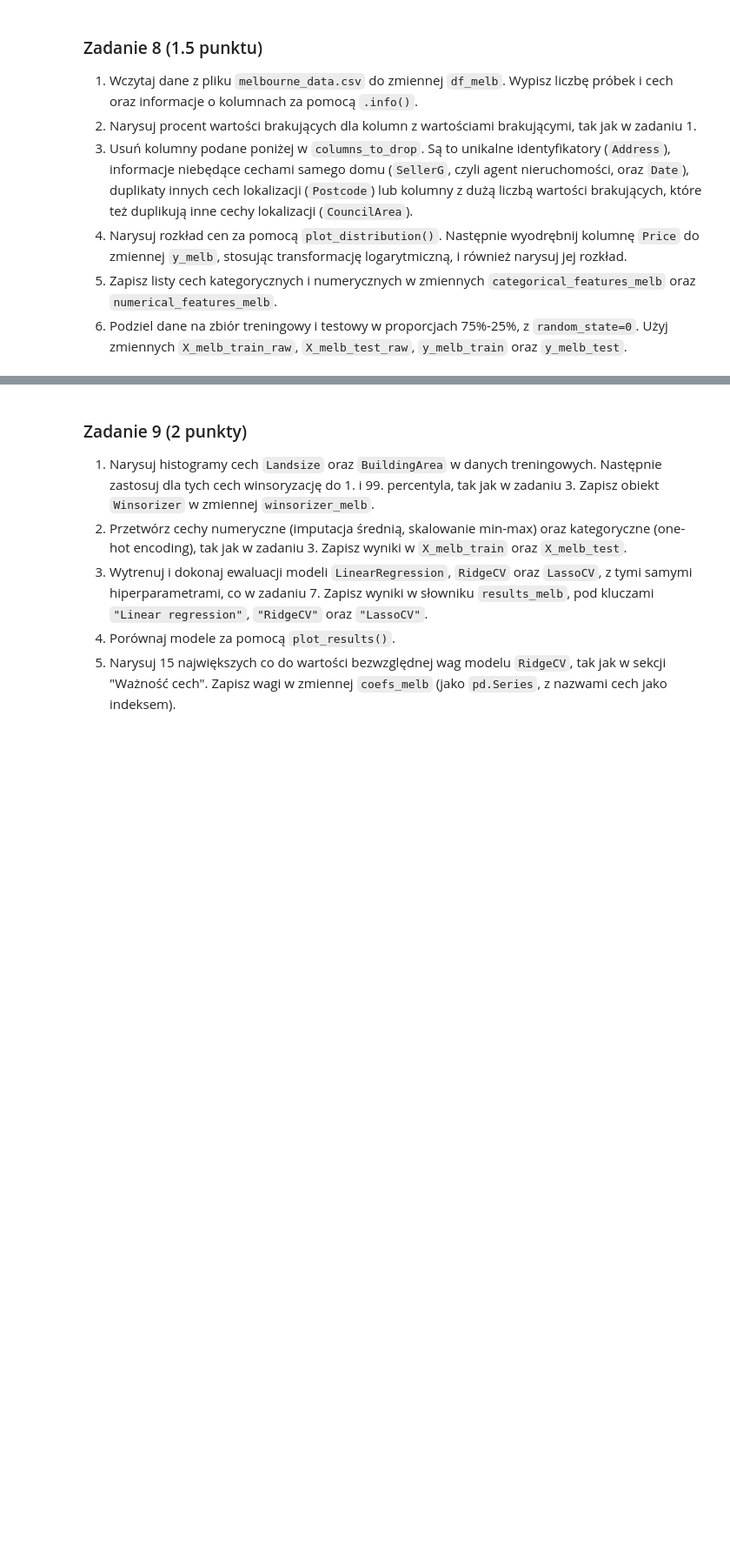
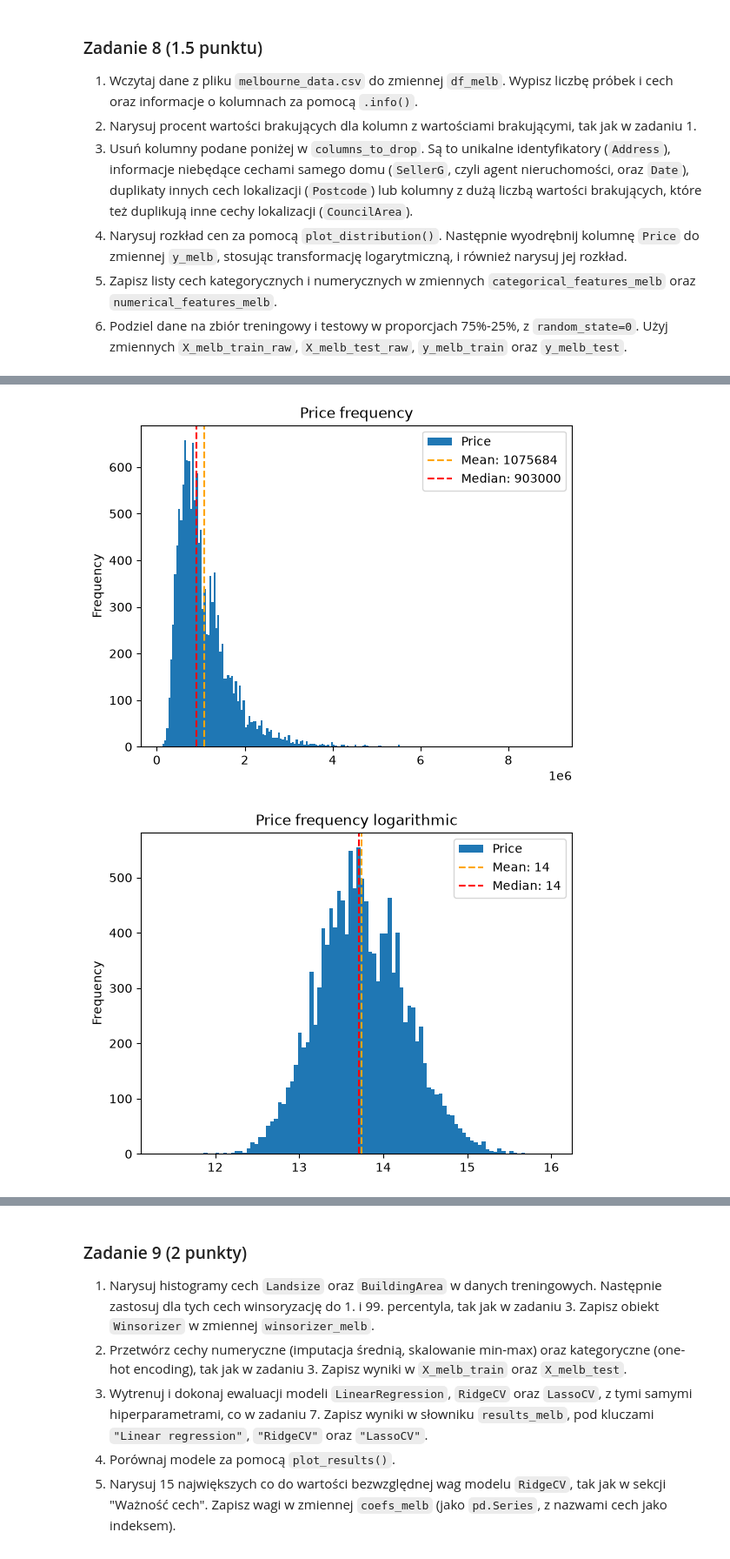
Before and after one commit to Mysiax05/AI_Basics, a Jupyter notebook: lab1/lab_1.ipynb, the cells around one changed output, grey strips where cells are left out. Shown at 87% size. Saved outputs shown, nothing was run; the diff lists cells and outputs as text; code cells hidden in the pictures; blank space fills up the shorter version.

```diff
--- a/lab1/lab_1.ipynb
+++ b/lab1/lab_1.ipynb
@@ -1408,0 +1453,12 @@ columns_to_drop = ["Address", "SellerG", "Date", "Postcode", "CouncilArea"]
+# %%
+df_melb = df_melb.drop(columns_to_drop, axis="columns", errors="ignore")
+# %%
+plot_distribution(df_melb["Price"], "Price frequency", bins=200)
+
+y_melb = df_melb.pop("Price")
+y_melb = np.log1p(y_melb)
+
+plot_distribution(y_melb, "Price frequency logarithmic", bins=100)
+# %% [output]
+[figure, added]
+[figure, added]
```
Also changed, not shown: parts of 7 cells of this notebook.
